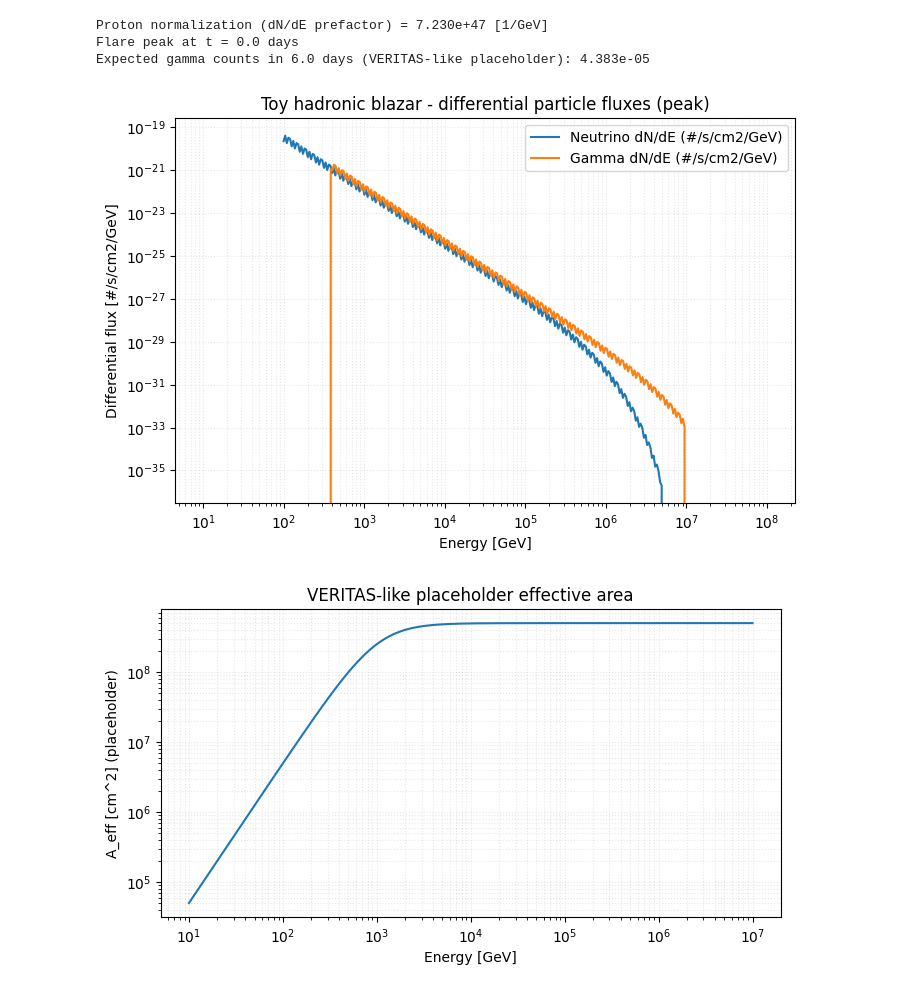
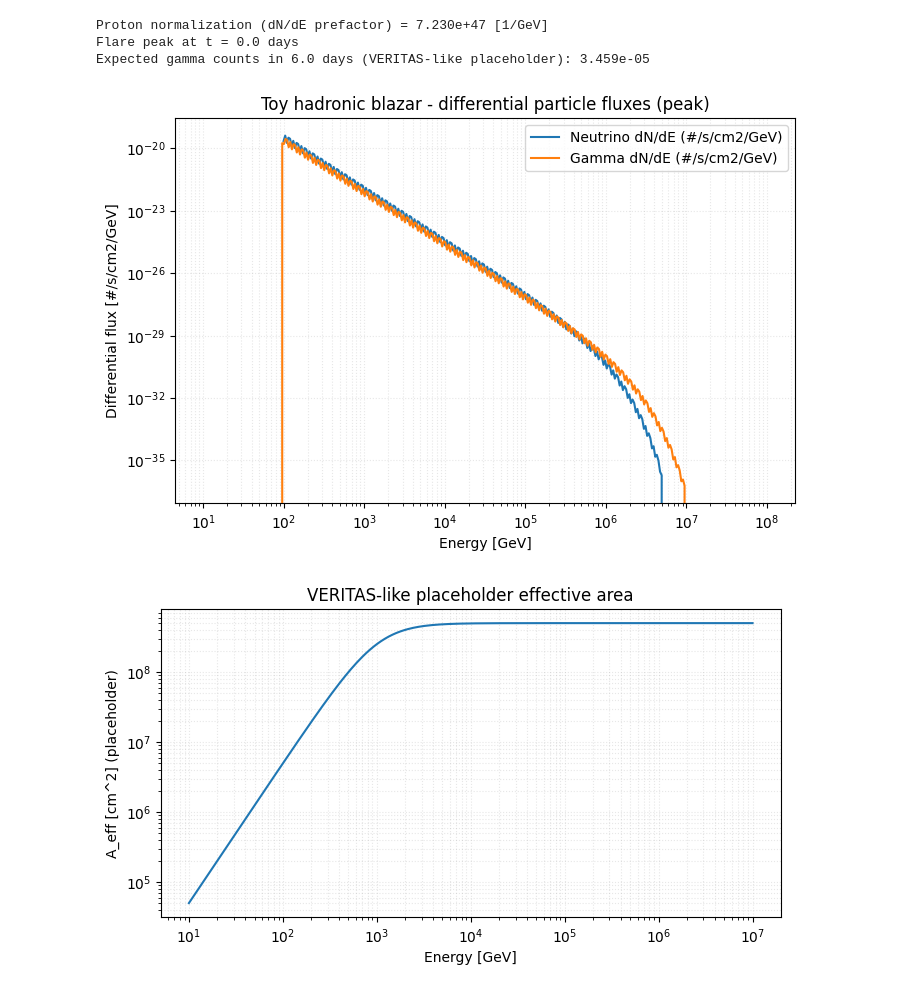
Before and after one commit to Valedictorian23/Hadronic-Blazar-Model, a Jupyter notebook: Blazar_Hadronic_Model.ipynb, the cells around one changed output. Saved outputs shown, nothing was run; the diff lists cells and outputs as text; code cells hidden in the pictures.

```diff
--- a/Blazar_Hadronic_Model.ipynb
+++ b/Blazar_Hadronic_Model.ipynb
@@ -99,7 +99,7 @@ def map_spectrum(E_source_grid, target_grid, mapping_factor, source_spec):
 
 # Map to neutrino/gamma energy injection
 neutrino_energy_inj = map_spectrum(E_p_grid, E_nu_grid, 0.05, pion_energy_rate_per_Ep * chi_charged)
-gamma_energy_inj    = map_spectrum(E_p_grid, E_gamma_grid, 0.4,  pion_energy_rate_per_Ep * chi_neutral)
+gamma_energy_inj    = map_spectrum(E_p_grid, E_gamma_grid, 0.1,  pion_energy_rate_per_Ep * chi_neutral)
 
 dE_nu = np.gradient(E_nu_grid)
 dE_gamma = np.gradient(E_gamma_grid)
@@ -146,34 +146,34 @@ print(f"Expected gamma counts in {obs_duration_days:.1f} days (VERITAS-like plac
 # Plot results
 # ---------------------------
 plt.figure(figsize=(8,5))
 plt.loglog(E_nu_grid, dNdE_nu, label='Neutrino dN/dE (#/s/cm2/GeV)')
 plt.loglog(E_gamma_grid, dNdE_gamma, label='Gamma dN/dE (#/s/cm2/GeV)')
 plt.xlabel("Energy [GeV]")
 plt.ylabel("Differential flux [#/s/cm2/GeV]")
 plt.legend()
 plt.title("Toy hadronic blazar - differential particle fluxes (peak)")
 plt.grid(True, which='both', ls=':', alpha=0.3)
 plt.show()
 
 plt.figure(figsize=(8,4))
 plt.loglog(E_gamma_grid, Aeff_gamma)
 plt.xlabel("Energy [GeV]")
 plt.ylabel("A_eff [cm^2] (placeholder)")
 plt.title("VERITAS-like placeholder effective area")
 plt.grid(True, which='both', ls=':', alpha=0.3)
 plt.show()
 
 plt.figure(figsize=(8,4))
 plt.plot(t_eval, flare_profile(t_eval))
 plt.xlabel("Time [days]")
 plt.ylabel("Relative injection")
 plt.title("Flare profile (Gaussian)")
 plt.grid(True)
 plt.show()
 # %% [output]
 Proton normalization (dN/dE prefactor) = 7.230e+47 [1/GeV]
 Flare peak at t = 0.0 days
-Expected gamma counts in 6.0 days (VERITAS-like placeholder): 4.383e-05
+Expected gamma counts in 6.0 days (VERITAS-like placeholder): 3.459e-05
-[figure, old version]
+[figure, new version]
 [figure]
 [figure]
```
